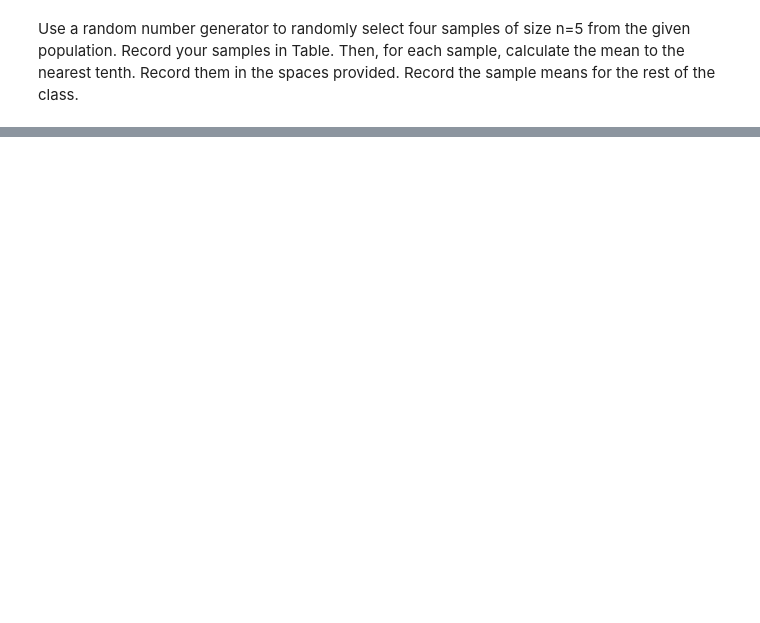
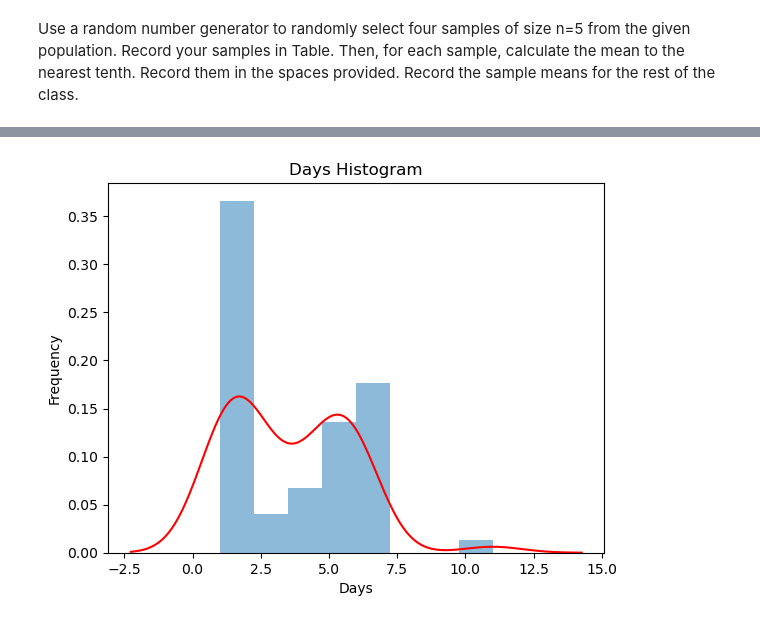
Before and after one commit to Sua95/textworks_stats, a Jupyter notebook: central_limit_theorem.ipynb, the cells around one changed output, grey strips where cells are left out. Saved outputs shown, nothing was run; the diff lists cells and outputs as text; code cells hidden in the pictures; blank space fills up the shorter version.

Commit message:
histograms and smoth line added to population and samples

```diff
--- a/central_limit_theorem.ipynb
+++ b/central_limit_theorem.ipynb
@@ -97,0 +128,15 @@ AttributeError: 'tuple' object has no attribute 'set_index'
+# %%
+# plot the histogram
+plt.hist(df['value'], bins=8, density=True, alpha=0.5)
+
+sns.kdeplot(df['value'], bw_method=0.5, color='red')
+
+# add labels and title
+plt.xlabel('Days')
+plt.ylabel('Frequency')
+plt.title('Days Histogram')
+
+# show the plot
+plt.show()
+# %% [output]
+[figure, added]
```
Also changed, not shown: parts of 14 cells of this notebook.
